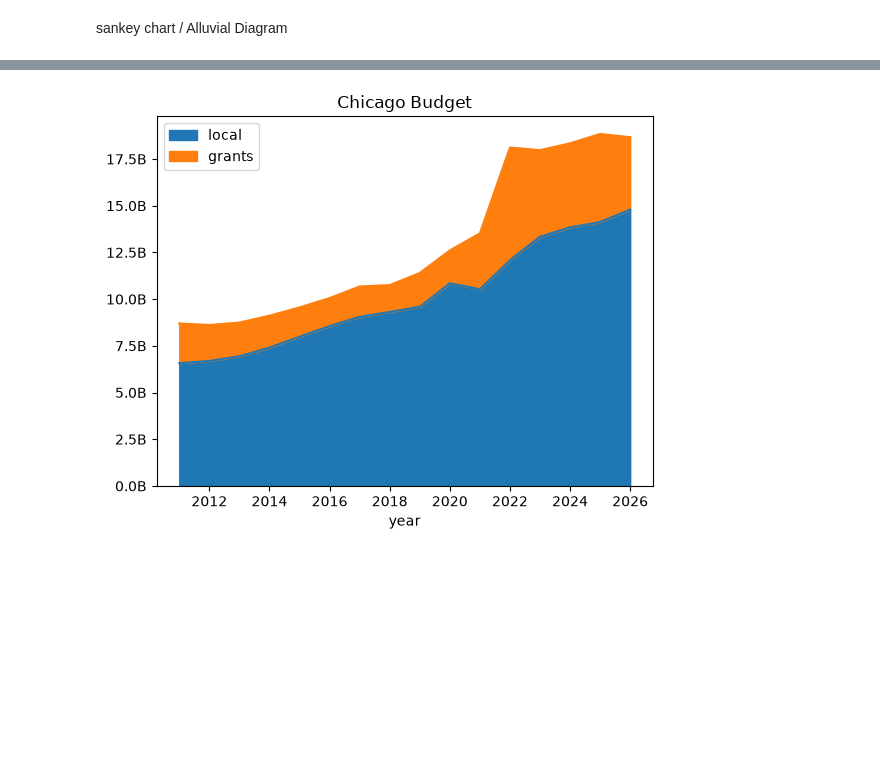
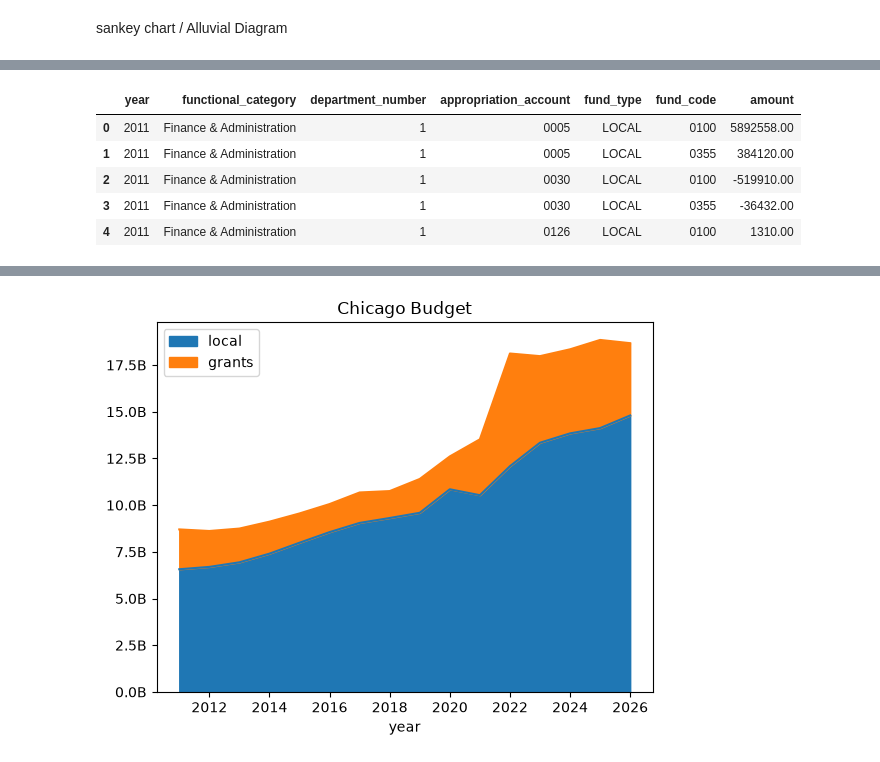
Before and after one commit to RamarkoB/chicago-budget, a Jupyter notebook: explore.ipynb, the cells around one changed output, grey strips where cells are left out. Saved outputs shown, nothing was run; the diff lists cells and outputs as text; code cells hidden in the pictures; blank space fills up the shorter version.

```diff
--- a/explore.ipynb
+++ b/explore.ipynb
@@ -101,0 +53,11 @@ df.head()
+# %%
+# import all ordinance files and combine into table
+df = pd.read_csv("data/ordinance.csv")
+df.head()
+# %% [output]
+|  | year | functional_category | department_number | appropriation_account | fund_type | fund_code | amount |
+| 0 | 2011 | Finance & Administration | 1 | 0005 | LOCAL | 0100 | 5892558.00 |
+| 1 | 2011 | Finance & Administration | 1 | 0005 | LOCAL | 0355 | 384120.00 |
+| 2 | 2011 | Finance & Administration | 1 | 0030 | LOCAL | 0100 | -519910.00 |
+| 3 | 2011 | Finance & Administration | 1 | 0030 | LOCAL | 0355 | -36432.00 |
+| 4 | 2011 | Finance & Administration | 1 | 0126 | LOCAL | 0100 | 1310.00 |
```
Also changed, not shown: parts of 15 cells of this notebook, 5 other files.
